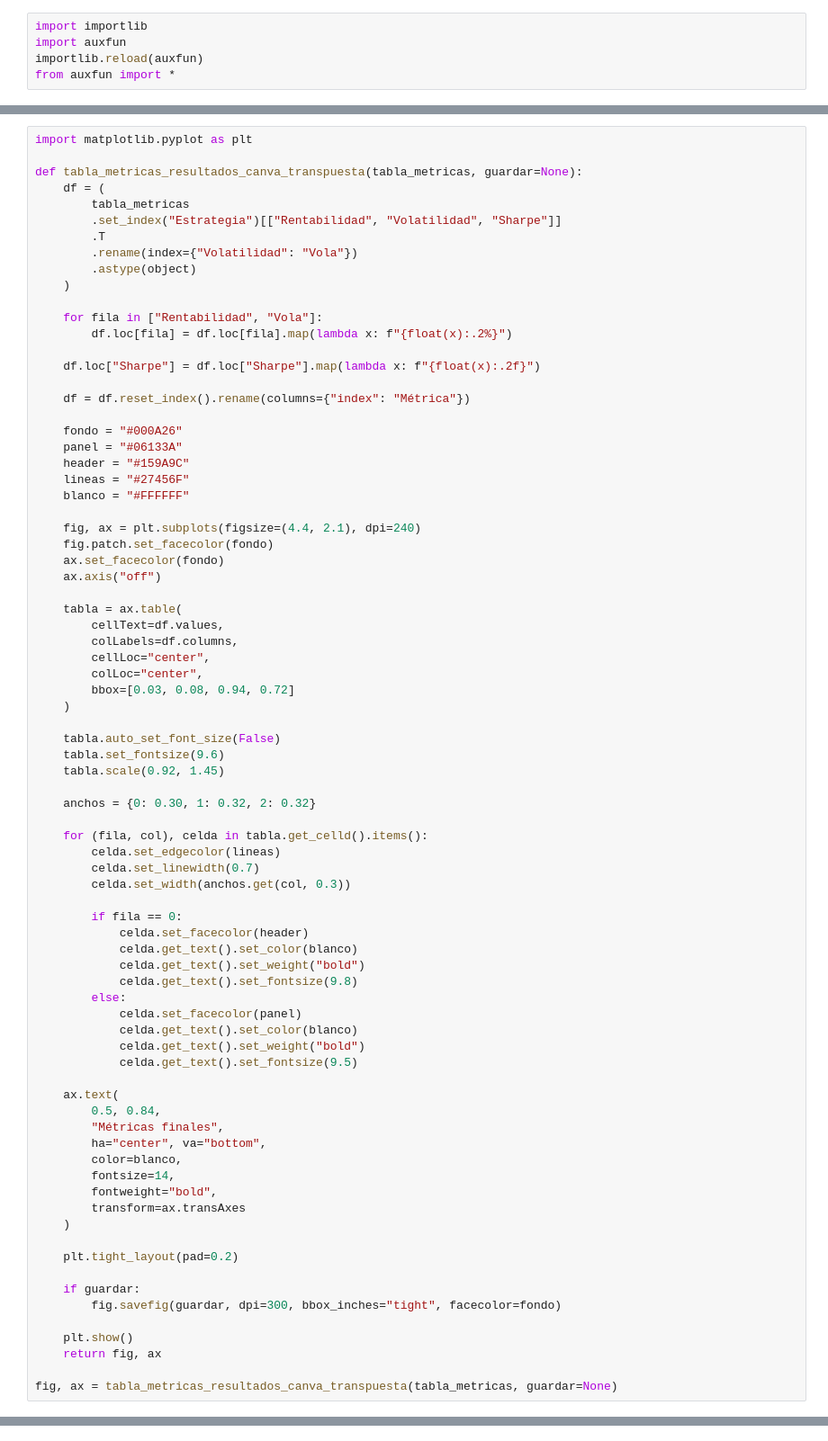
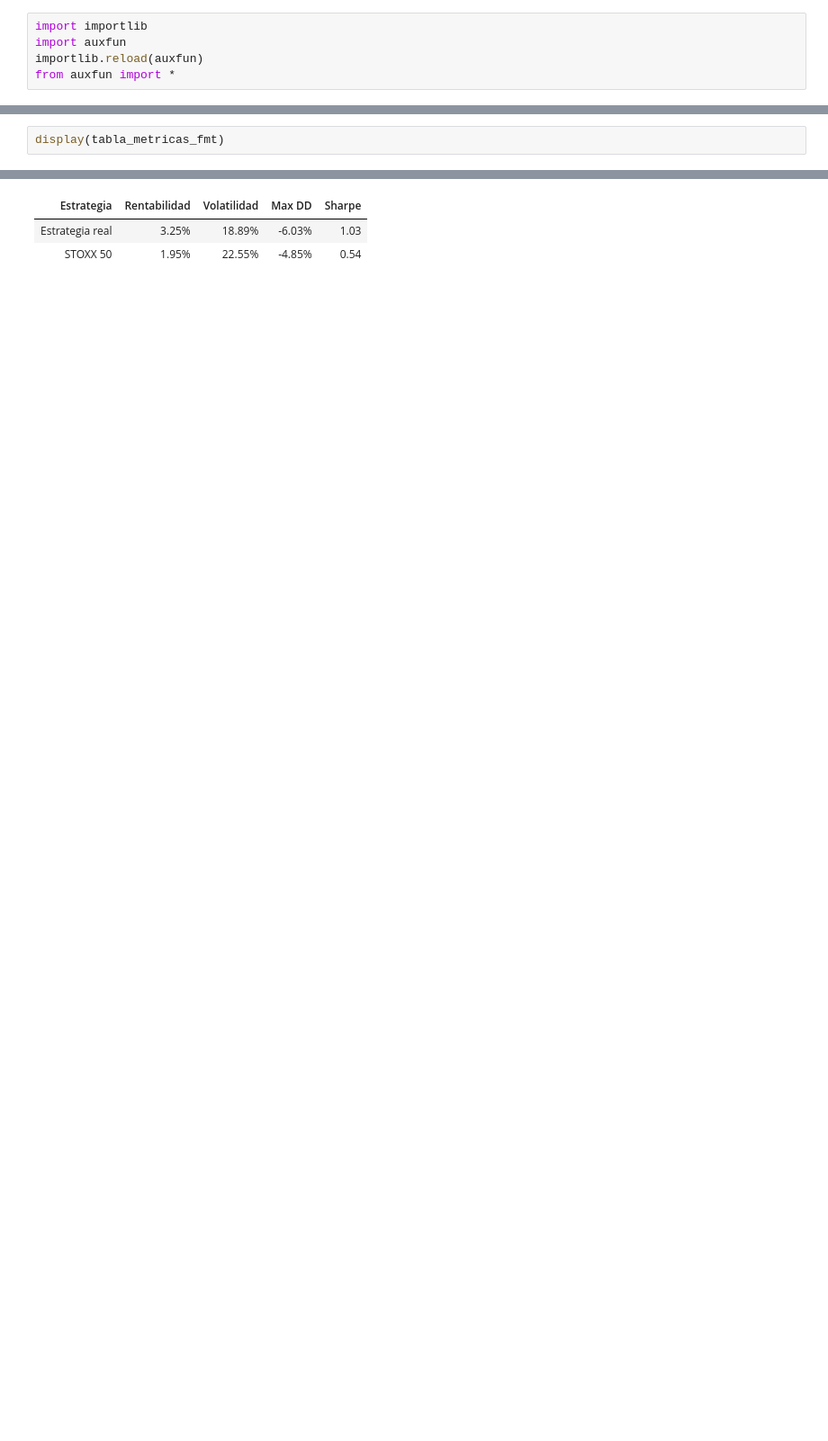
Before and after one commit to Javi-Puerta/Trabajo_gestion_cuantitativa, a Jupyter notebook: Monitoring/resultados_final.ipynb, the cells around one changed output, grey strips where cells are left out. Shown at 90% size. Drawn from its saved outputs; the diff is of its cells as text; blank space fills up the shorter version.

```diff
--- a/Monitoring/resultados_final.ipynb
+++ b/Monitoring/resultados_final.ipynb
@@ -202,81 +79,4 @@ Check NAV (€)           -3.201421e-09
 dtype: float64
 # %%
-import matplotlib.pyplot as plt
-
-def tabla_metricas_resultados_canva_transpuesta(tabla_metricas, guardar=None):
-    df = (
-        tabla_metricas
-        .set_index("Estrategia")[["Rentabilidad", "Volatilidad", "Sharpe"]]
-        .T
-        .rename(index={"Volatilidad": "Vola"})
-        .astype(object)
-    )
-
-    for fila in ["Rentabilidad", "Vola"]:
-        df.loc[fila] = df.loc[fila].map(lambda x: f"{float(x):.2%}")
-
-    df.loc["Sharpe"] = df.loc["Sharpe"].map(lambda x: f"{float(x):.2f}")
-
-    df = df.reset_index().rename(columns={"index": "Métrica"})
-
-    fondo = "#000A26"
-    panel = "#06133A"
-    header = "#159A9C"
-    lineas = "#27456F"
-    blanco = "#FFFFFF"
-
-    fig, ax = plt.subplots(figsize=(4.4, 2.1), dpi=240)
-    fig.patch.set_facecolor(fondo)
-    ax.set_facecolor(fondo)
-    ax.axis("off")
-
-    tabla = ax.table(
-        cellText=df.values,
-        colLabels=df.columns,
-        cellLoc="center",
-        colLoc="center",
-        bbox=[0.03, 0.08, 0.94, 0.72]
-    )
-
-    tabla.auto_set_font_size(False)
-    tabla.set_fontsize(9.6)
-    tabla.scale(0.92, 1.45)
-
-    anchos = {0: 0.30, 1: 0.32, 2: 0.32}
-
-    for (fila, col), celda in tabla.get_celld().items():
-        celda.set_edgecolor(lineas)
-        celda.set_linewidth(0.7)
-        celda.set_width(anchos.get(col, 0.3))
-
-        if fila == 0:
-            celda.set_facecolor(header)
-            celda.get_text().set_color(blanco)
-            celda.get_text().set_weight("bold")
-            celda.get_text().set_fontsize(9.8)
-        else:
-            celda.set_facecolor(panel)
-            celda.get_text().set_color(blanco)
-            celda.get_text().set_weight("bold")
-            celda.get_text().set_fontsize(9.5)
-
-    ax.text(
-        0.5, 0.84,
-        "Métricas finales",
-        ha="center", va="bottom",
-        color=blanco,
-        fontsize=14,
-        fontweight="bold",
-        transform=ax.transAxes
-    )
-
-    plt.tight_layout(pad=0.2)
-
-    if guardar:
-        fig.savefig(guardar, dpi=300, bbox_inches="tight", facecolor=fondo)
-
-    plt.show()
-    return fig, ax
-
-fig, ax = tabla_metricas_resultados_canva_transpuesta(tabla_metricas, guardar=None)
+display(tabla_metricas_fmt)
 # %% [output]
@@ -284 +83,4 @@ fig, ax = tabla_metricas_resultados_canva_transpuesta(tabla_metricas, guardar=No
+| Estrategia | Rentabilidad | Volatilidad | Max DD | Sharpe |
+| Estrategia real | 3.25% | 18.89% | -6.03% | 1.03 |
+| STOXX 50 | 1.95% | 22.55% | -4.85% | 0.54 |
 # %%
```
Also changed, not shown: parts of 9 cells of this notebook, 3 other files.
